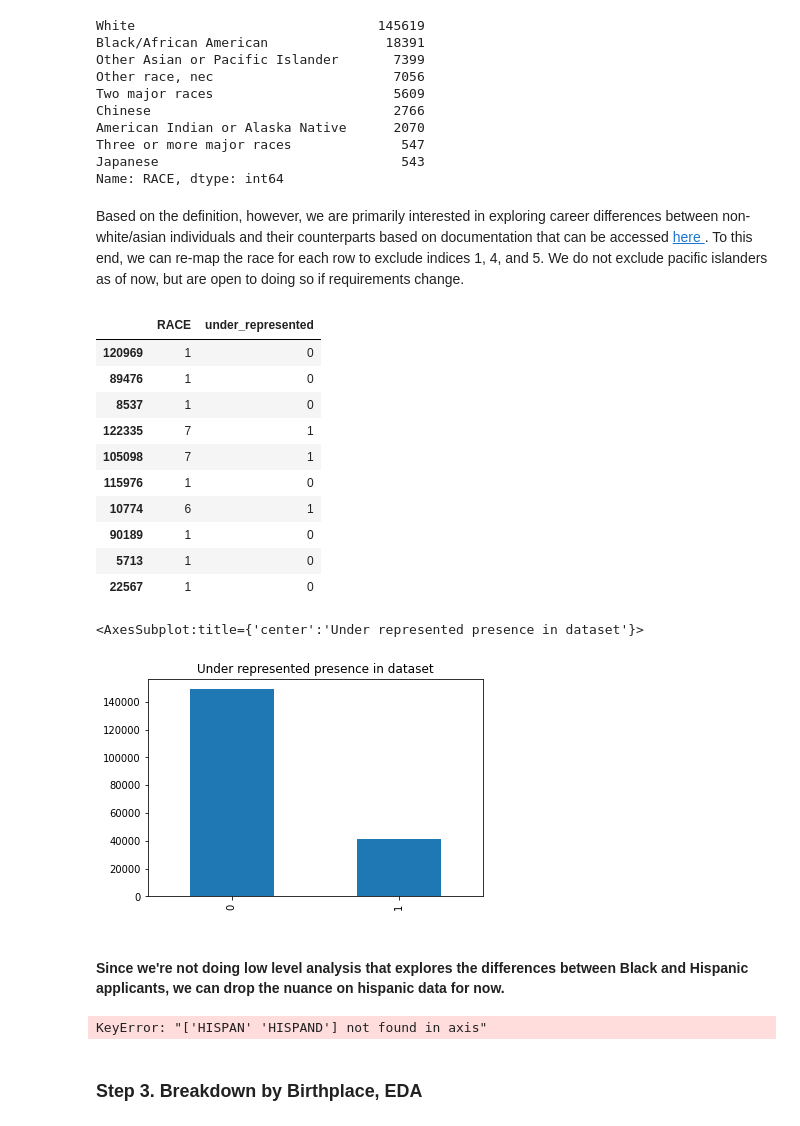
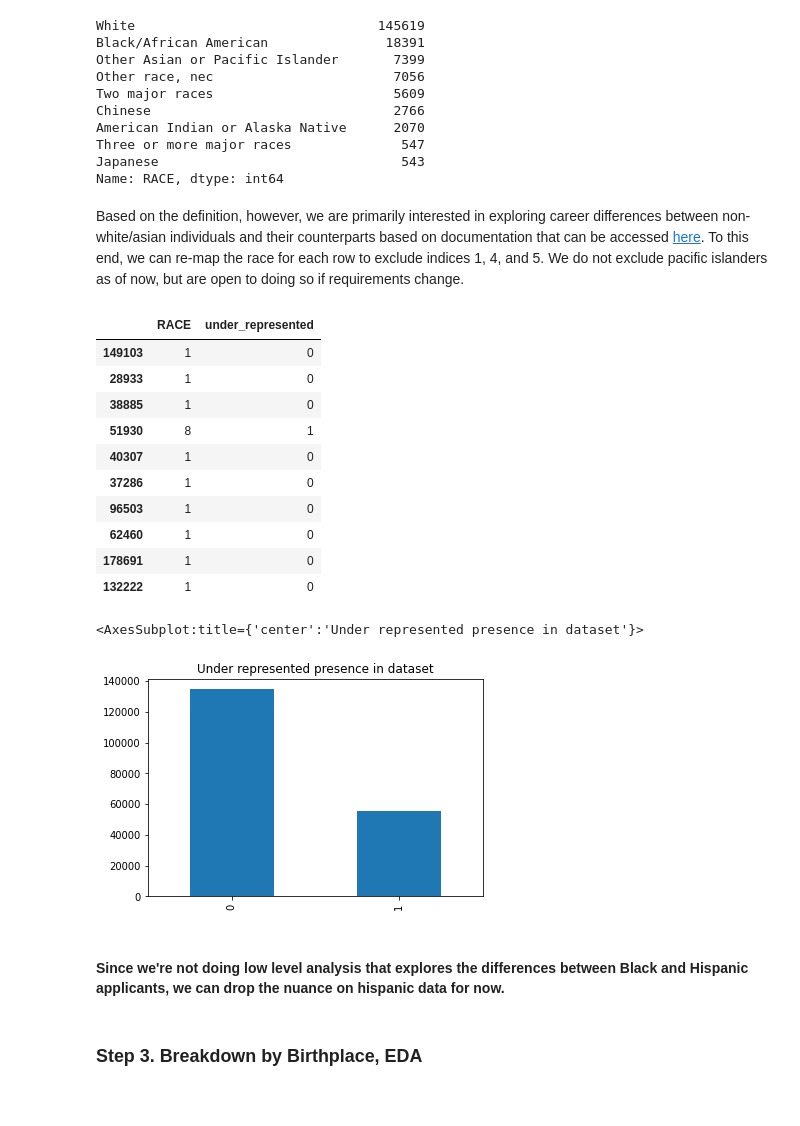
Before and after one commit to kayfilipp/HigherME, a Jupyter notebook: census_data/Untitled.ipynb, the cells around one changed output. Cells and saved outputs as stored; diff of their text form; code cells hidden in the pictures.

```diff
--- a/census_data/Untitled.ipynb
+++ b/census_data/Untitled.ipynb
@@ -77,39 +77,41 @@ Three or more major races              547
 Japanese                               543
 Name: RACE, dtype: int64
 # %% [markdown]
-Based on the definition, however, we are primarily interested in exploring career differences between non-white/asian individuals and their counterparts based on documentation that can be accessed <a href="https://github.com/kayfilipp/HigherME/blob/main/README.md">here </a>. To this end, we can re-map the race for each row to exclude indices 1, 4, and 5. We do not exclude pacific islanders as of now, but are open to doing so if requirements change.
+Based on the definition, however, we are primarily interested in exploring career differences between non-white/asian individuals and their counterparts based on documentation that can be accessed <a href="https://github.com/kayfilipp/HigherME/blob/main/README.md">here</a>. To this end, we can re-map the race for each row to exclude indices 1, 4, and 5. We do not exclude pacific islanders as of now, but are open to doing so if requirements change.
 # %%
 non_target = [1,4,5]
-def under_rep_id(race):
+def under_rep_id(race,hispan):
+    #if target is not 'Non-Hispanic'
+    if hispan != 0:
+        return 1
+    #or nonwhite/asian...
     if race not in non_target:
         return 1
     return 0
 
-df['under_represented'] = df['RACE'].map(under_rep_id)
+df['under_represented'] = df.apply(lambda x: under_rep_id(x.RACE,x.HISPAN),axis=1)
 df[['RACE','under_represented']].sample(10)
 # %% [output]
 |  | RACE | under_represented |
-| 120969 | 1 | 0 |
-| 89476 | 1 | 0 |
-| 8537 | 1 | 0 |
-| 122335 | 7 | 1 |
-| 105098 | 7 | 1 |
-| 115976 | 1 | 0 |
-| 10774 | 6 | 1 |
-| 90189 | 1 | 0 |
-| 5713 | 1 | 0 |
-| 22567 | 1 | 0 |
+| 149103 | 1 | 0 |
+| 28933 | 1 | 0 |
+| 38885 | 1 | 0 |
+| 51930 | 8 | 1 |
+| 40307 | 1 | 0 |
+| 37286 | 1 | 0 |
+| 96503 | 1 | 0 |
+| 62460 | 1 | 0 |
+| 178691 | 1 | 0 |
+| 132222 | 1 | 0 |
 # %%
 df['under_represented'].value_counts().plot(kind='bar',title='Under represented presence in dataset')
 # %% [output]
 <AxesSubplot:title={'center':'Under represented presence in dataset'}>
-[figure, old version]
+[figure, new version]
 # %% [markdown]
 #### Since we're not doing low level analysis that explores the differences between Black and Hispanic applicants, we can drop the nuance on hispanic data for now.
 # %%
 df = df.drop(['HISPAN','HISPAND'],axis=1)
-# %% [output]
-KeyError: "['HISPAN' 'HISPAND'] not found in axis"
 # %% [markdown]
 ### Step 3. Breakdown by Birthplace, EDA
 # %% [markdown]
```
Also changed, not shown: parts of 13 cells of this notebook, 4 other files.
